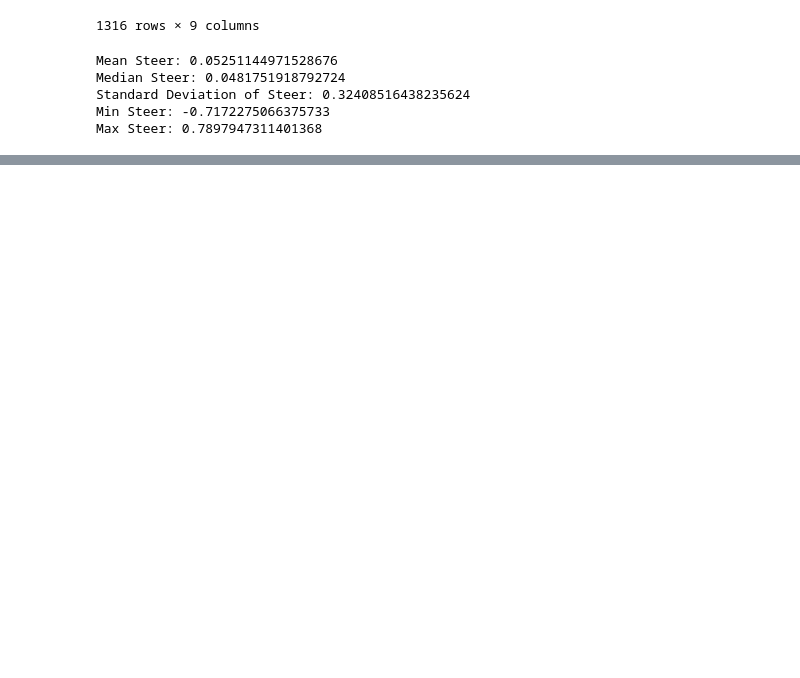
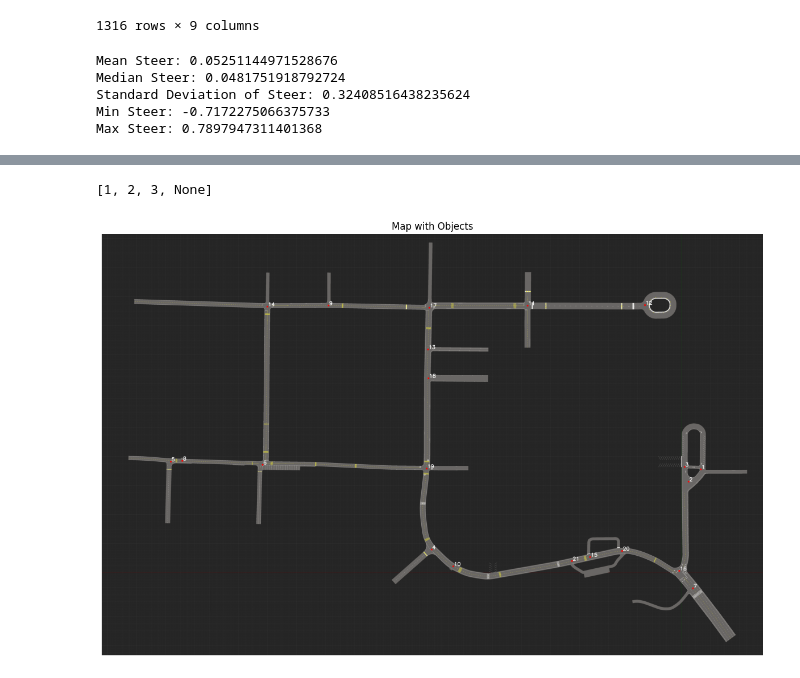
Before and after one commit to PoohNB/self-driving-sb3, a Jupyter notebook: notebook/playing_notbook.ipynb, the cells around one changed output, grey strips where cells are left out. Saved outputs shown, nothing was run; the diff lists cells and outputs as text; code cells hidden in the pictures; blank space fills up the shorter version.

```diff
--- a/notebook/playing_notbook.ipynb
+++ b/notebook/playing_notbook.ipynb
@@ -481,0 +616,4 @@ K_0 in
+# %%
+a
+# %% [output]
+[1, 2, 3, None]
@@ -481,0 +623,4 @@ K_0 in
+# %%
+vmap.plot(show_index=True)
+# %% [output]
+[figure, added]
```
Also changed, not shown: parts of 47 cells of this notebook, 16 other files.
